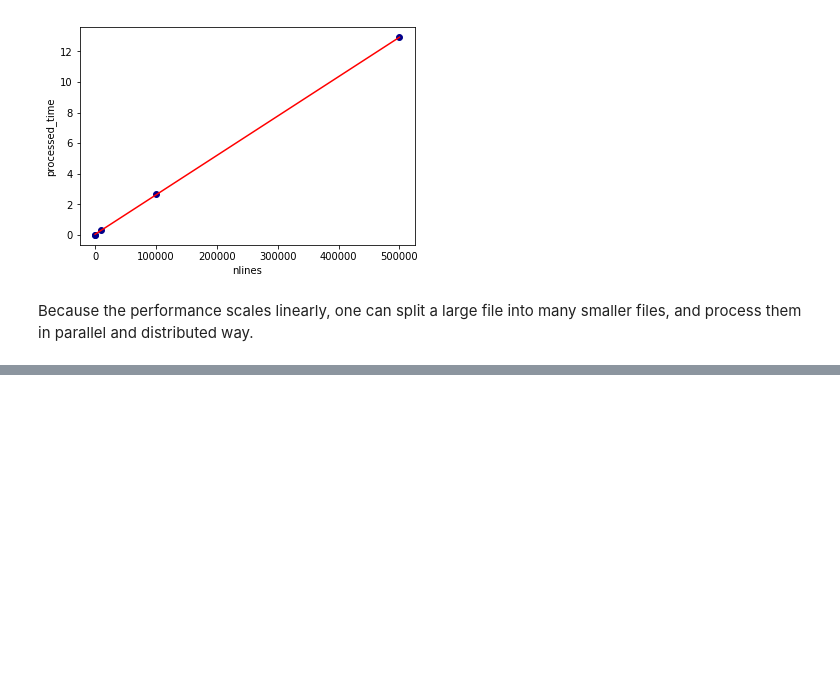
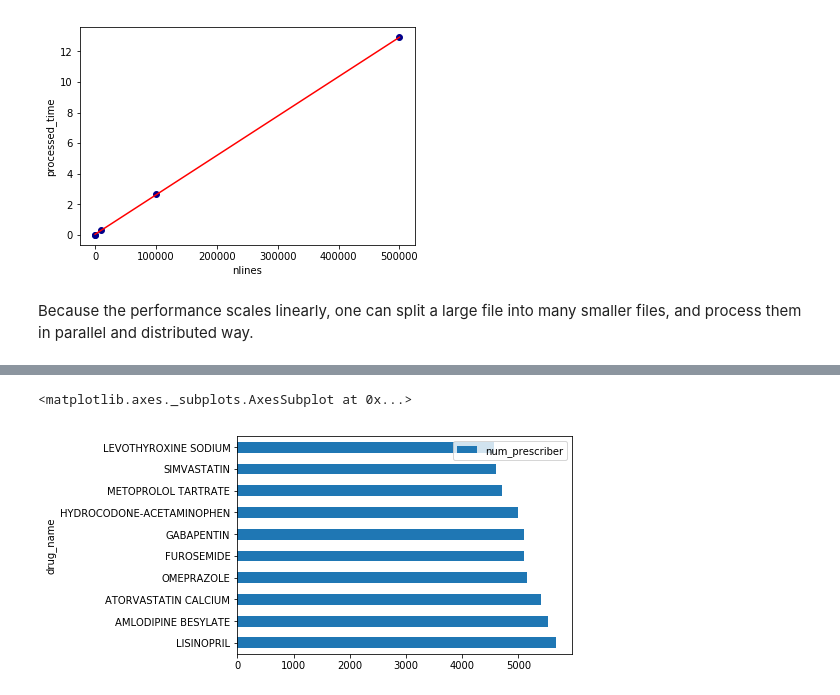
Before and after one commit to wgong/pharma_cnt, a Jupyter notebook: docs/top_drug.ipynb, the cells around one changed output, grey strips where cells are left out. Cells and saved outputs as stored; diff of their text form; code cells hidden in the pictures; blank space fills up the shorter version.

```diff
--- a/docs/top_drug.ipynb
+++ b/docs/top_drug.ipynb
@@ -60,0 +89,3 @@ x.plot.barh(x='drug_name',y='total_cost')
+# %%
+x2 = df.sort_values('num_prescriber', ascending=False).head(10)
+x2
@@ -60,0 +104,5 @@ x.plot.barh(x='drug_name',y='total_cost')
+# %%
+x2.plot.barh(x='drug_name',y='num_prescriber')
+# %% [output]
+<matplotlib.axes._subplots.AxesSubplot at 0x...>
+[figure, added]
```
Also changed, not shown: parts of 18 cells of this notebook, 3 other files.
